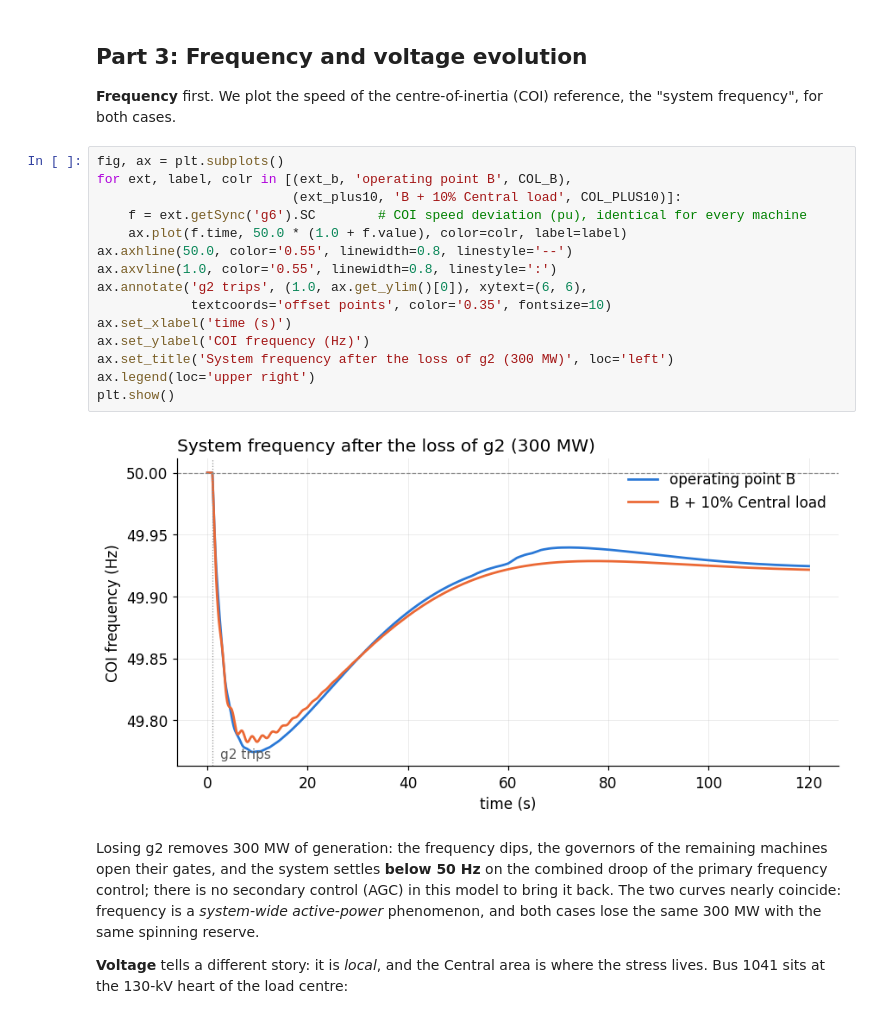
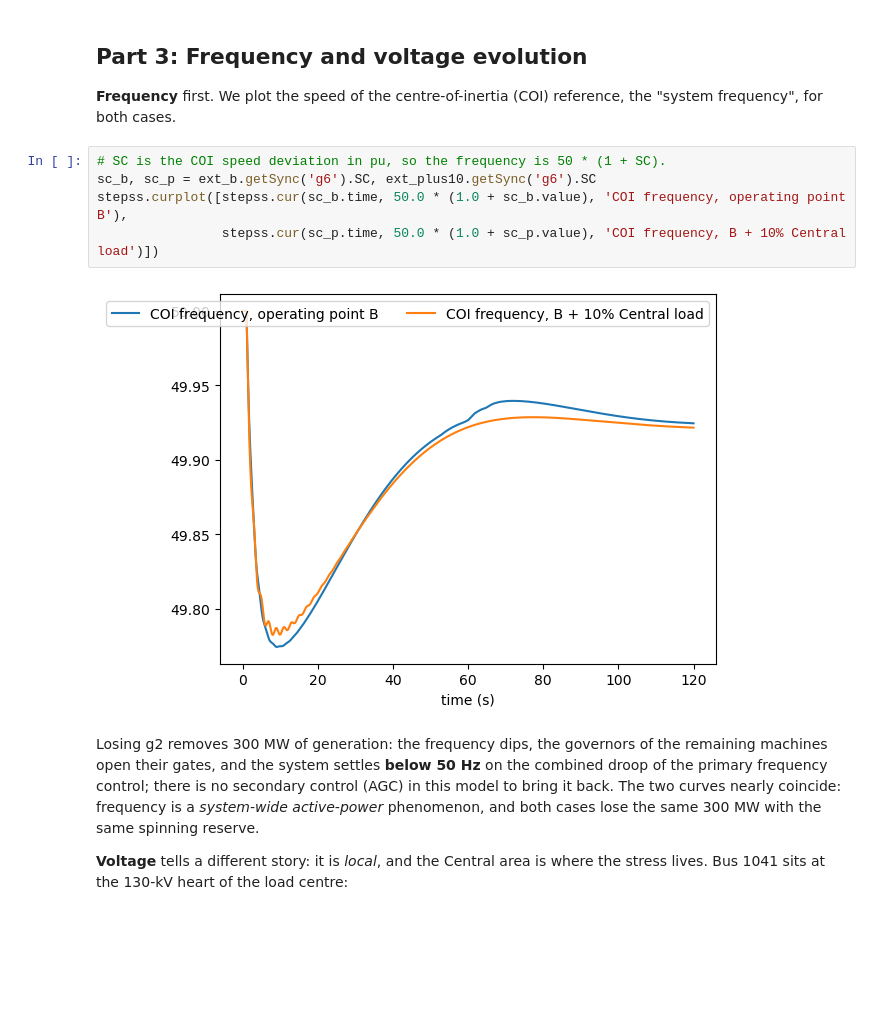
Before and after one commit to SPS-L/stepss-IEEE-Nordic-Test-system, a Jupyter notebook: jupyterhub-tutorial/PowerFlowToDynamics.ipynb, the cells around one changed output. Saved outputs shown, nothing was run; the diff lists cells and outputs as text; blank space fills up the shorter version.

```diff
--- a/jupyterhub-tutorial/PowerFlowToDynamics.ipynb
+++ b/jupyterhub-tutorial/PowerFlowToDynamics.ipynb
@@ -400,23 +375,13 @@ ext_b = stepss.extractor(case_b.getTrj())
 
 **Frequency** first. We plot the speed of the centre-of-inertia (COI) reference,
 the "system frequency", for both cases.
-# %%
-fig, ax = plt.subplots()
-for ext, label, colr in [(ext_b, 'operating point B', COL_B),
-                         (ext_plus10, 'B + 10% Central load', COL_PLUS10)]:
-    f = ext.getSync('g6').SC        # COI speed deviation (pu), identical for every machine
-    ax.plot(f.time, 50.0 * (1.0 + f.value), color=colr, label=label)
-ax.axhline(50.0, color='0.55', linewidth=0.8, linestyle='--')
-ax.axvline(1.0, color='0.55', linewidth=0.8, linestyle=':')
-ax.annotate('g2 trips', (1.0, ax.get_ylim()[0]), xytext=(6, 6),
-            textcoords='offset points', color='0.35', fontsize=10)
-ax.set_xlabel('time (s)')
-ax.set_ylabel('COI frequency (Hz)')
-ax.set_title('System frequency after the loss of g2 (300 MW)', loc='left')
-ax.legend(loc='upper right')
-plt.show()
-# %% [output]
-[figure, removed]
+# %%
+# SC is the COI speed deviation in pu, so the frequency is 50 * (1 + SC).
+sc_b, sc_p = ext_b.getSync('g6').SC, ext_plus10.getSync('g6').SC
+stepss.curplot([stepss.cur(sc_b.time, 50.0 * (1.0 + sc_b.value), 'COI frequency, operating point B'),
+                stepss.cur(sc_p.time, 50.0 * (1.0 + sc_p.value), 'COI frequency, B + 10% Central load')])
+# %% [output]
+[figure, added]
 # %% [markdown]
 Losing g2 removes 300 MW of generation: the frequency dips, the governors of the
 remaining machines open their gates, and the system settles **below 50 Hz** on the
```
Also changed, not shown: parts of 11 cells of this notebook.
